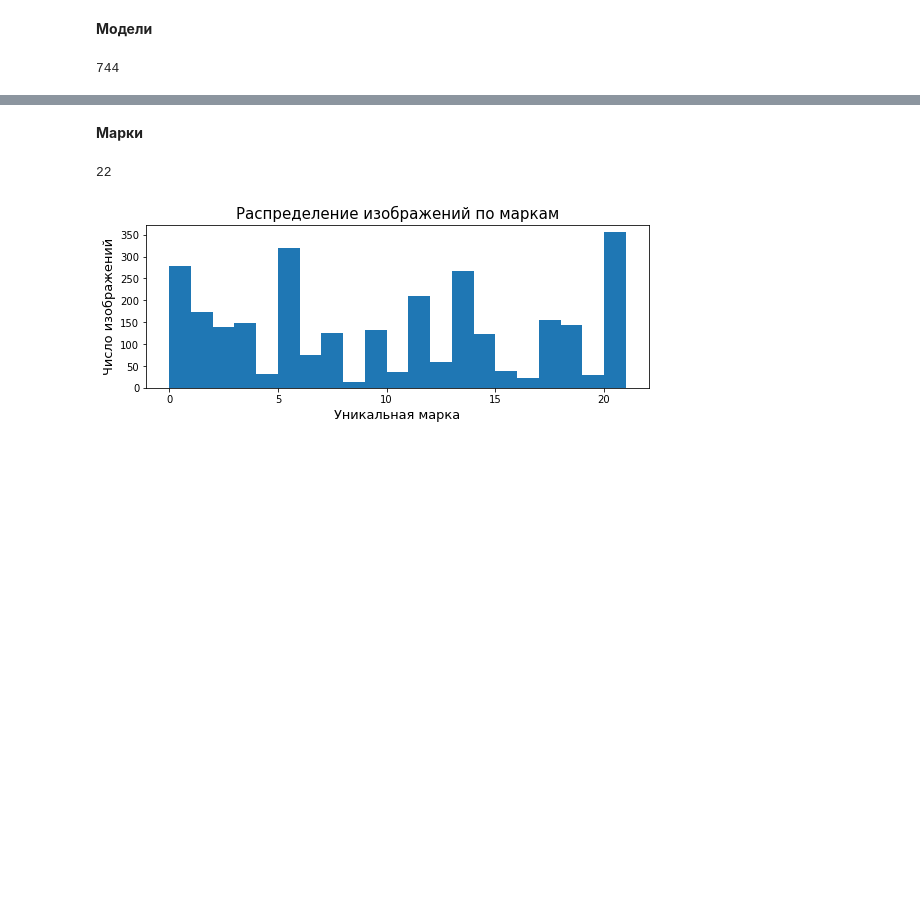
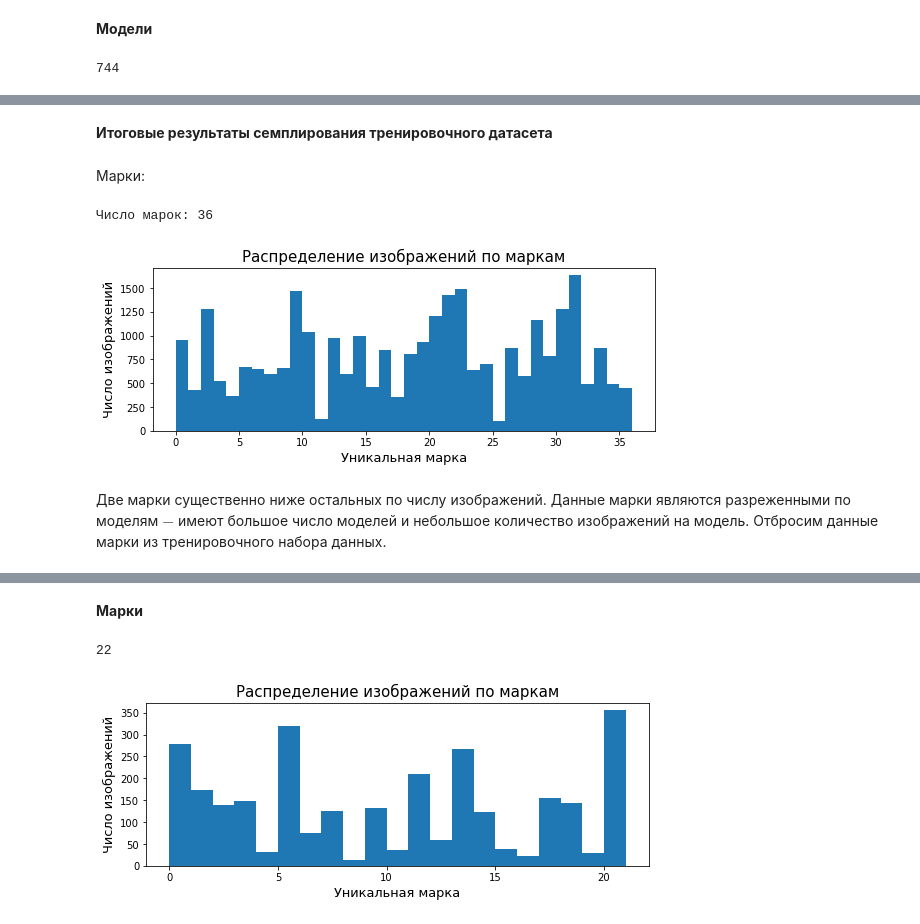
Before and after one commit to vederko-p/Junior-ML-Contest, a Jupyter notebook: 1. Dataset analysis.ipynb, the cells around one changed output, grey strips where cells are left out. Drawn from its saved outputs; the diff is of its cells as text; code cells hidden in the pictures; blank space fills up the shorter version.

```diff
--- a/1. Dataset analysis.ipynb
+++ b/1. Dataset analysis.ipynb
@@ -187,0 +199,24 @@ from typing import Tuple, Callable
+# %% [markdown]
+**Итоговые результаты семплирования тренировочного датасета**
+# %%
+final_fold = 'sampled_train_marks_models'
+train_dataset_path = os.path.join(datasets_path, final_fold)
+
+folders = os.listdir(train_dataset_path)
+indexes = indexing.get_indexes(folders)
+# %% [markdown]
+Марки:
+# %%
+mark_unique_data = prepr_hst.get_unique(indexes, marks_indx_f)
+marks_t_indxs, marks_uniqie, marks_code_in = mark_unique_data
+print(f'Число марок: {len(marks_uniqie)}')
+marks_hist_data = prepr_hst.get_hist_data(train_dataset_path, folders,
+                                          marks_t_indxs, marks_code_in)
+title = 'Распределение изображений по маркам'
+xlabel = 'Уникальная марка'
+prepr_hst.plot_hist(marks_hist_data, marks_uniqie, title, xlabel)
+# %% [output]
+Число марок: 36
+[figure, added]
+# %% [markdown]
+Две марки существенно ниже остальных по числу изображений. Данные марки являются разреженными по моделям $-$ имеют большое число моделей и небольшое количество изображений на модель. Отбросим данные марки из тренировочного набора данных.
```
Also changed, not shown: parts of 36 cells of this notebook.
